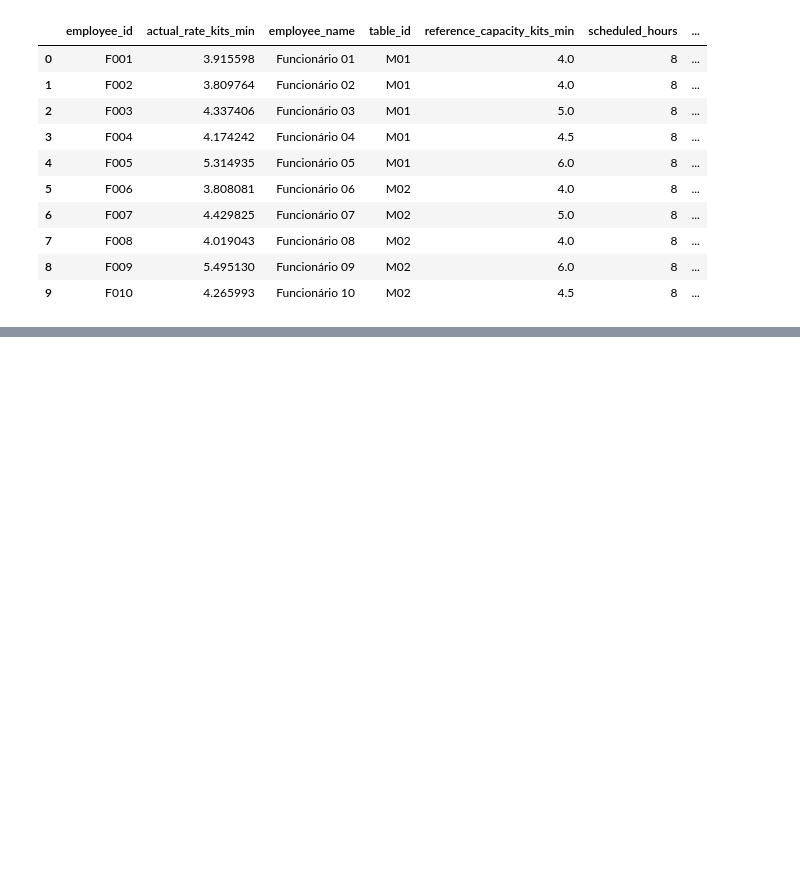
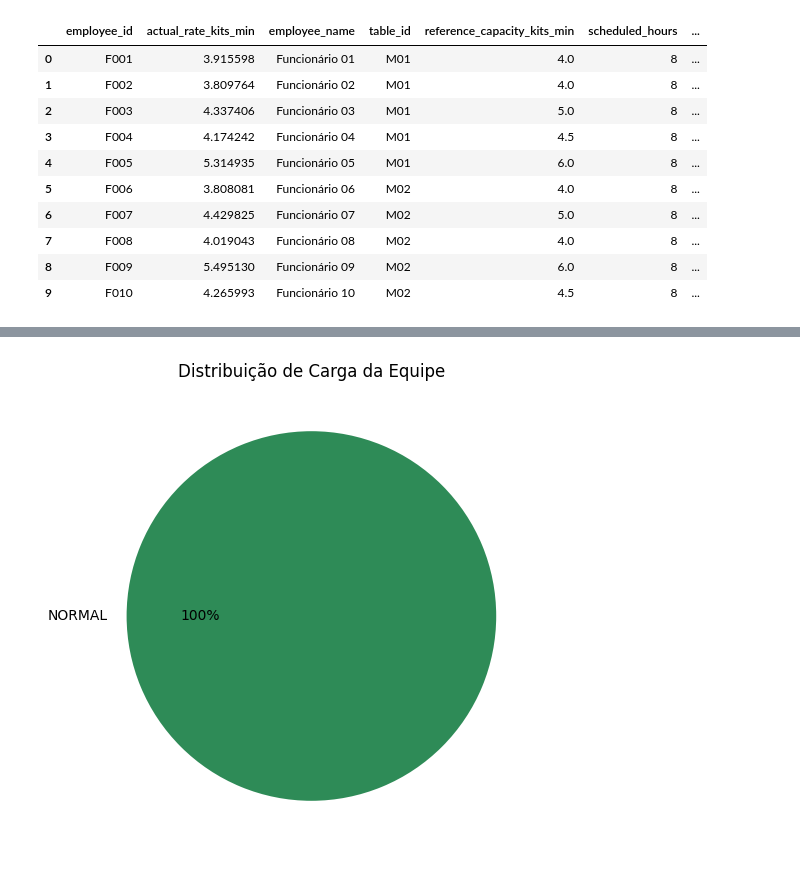
Before and after one commit to Sweetata/smartflow, a Jupyter notebook: analise_smartflow.ipynb, the cells around one changed output, grey strips where cells are left out. Drawn from its saved outputs; the diff is of its cells as text; code cells hidden in the pictures; blank space fills up the shorter version.

```diff
--- a/analise_smartflow.ipynb
+++ b/analise_smartflow.ipynb
@@ -108,0 +122,12 @@ comparacao
+# %%
+contagem_status = comparacao['status'].value_counts()
+
+cores = {'NORMAL': 'seagreen', 'ATENÇÃO': 'goldenrod', 'ALTO': 'firebrick'}
+cores_ordenadas = [cores[status] for status in contagem_status.index]
+
+plt.figure(figsize=(6, 6))
+plt.pie(contagem_status.values, labels=contagem_status.index, autopct='%1.0f%%', colors=cores_ordenadas)
+plt.title('Distribuição de Carga da Equipe')
+plt.show()
+# %% [output]
+[figure, added]
```
Also changed, not shown: parts of 2 cells of this notebook.
